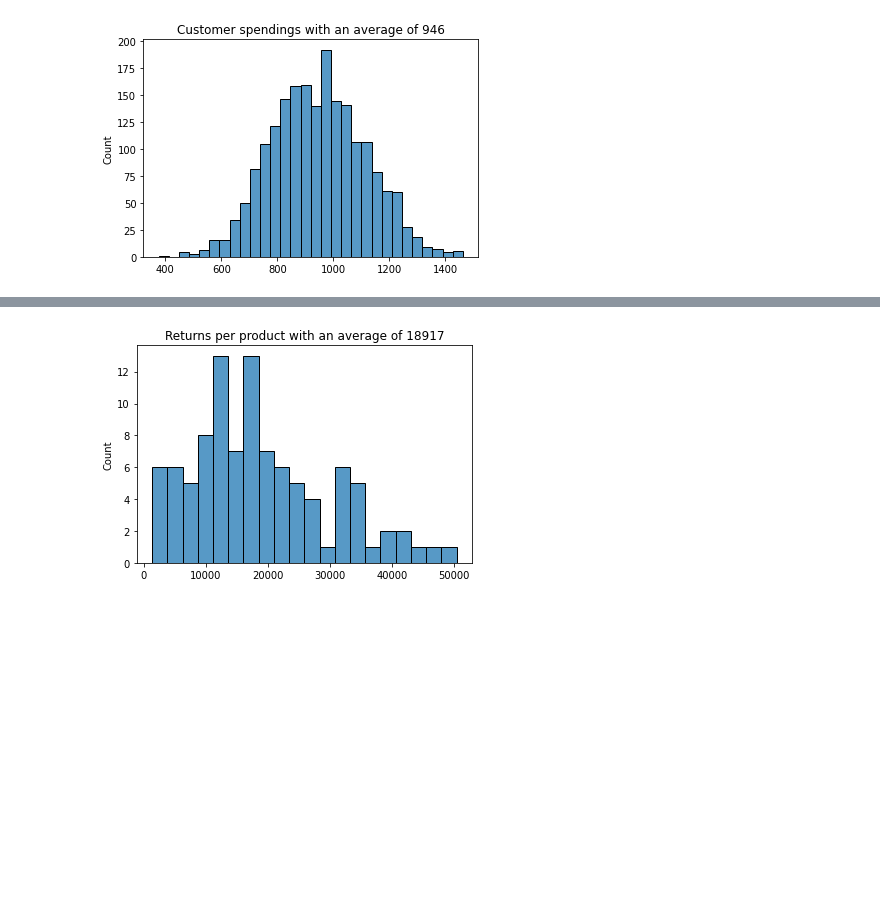
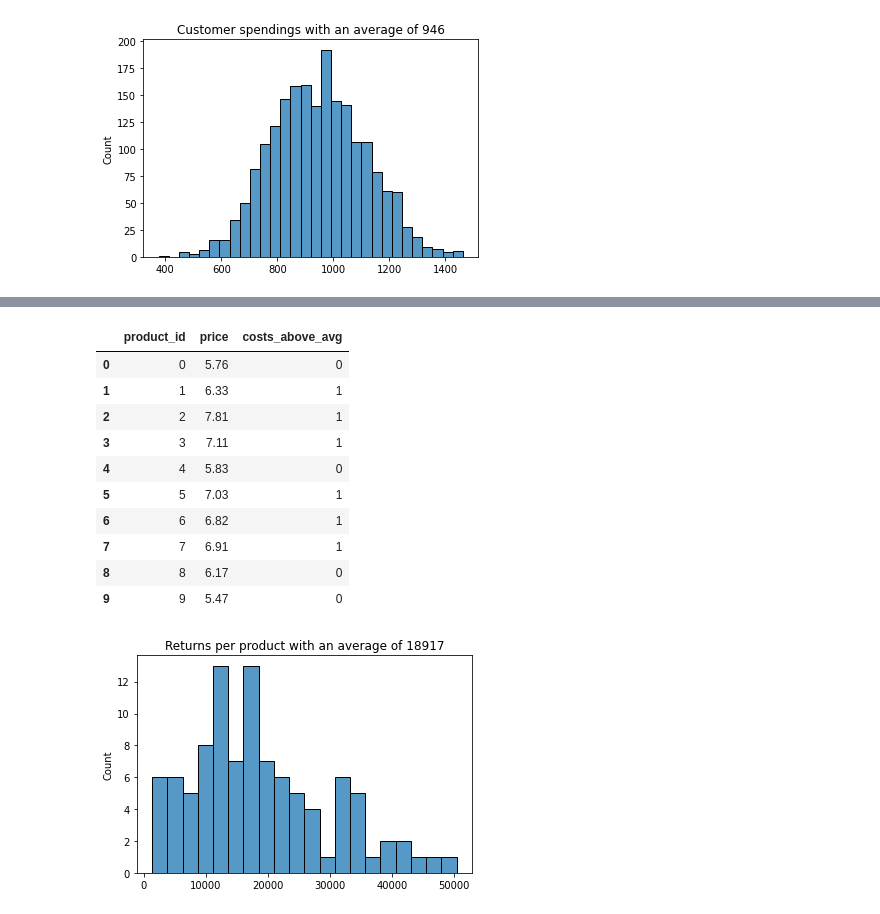
Before and after one commit to sekR4/classification-challenge, a Jupyter notebook: src/eda_and_fe.ipynb, the cells around one changed output, grey strips where cells are left out. Drawn from its saved outputs; the diff is of its cells as text; code cells hidden in the pictures; blank space fills up the shorter version.

```diff
--- a/src/eda_and_fe.ipynb
+++ b/src/eda_and_fe.ipynb
@@ -90,3 +116,19 @@ sns.histplot(customer_spend).set(
+# %%
+product_prices = df[["product_id","price"]].groupby(by="product_id", as_index=False)["price"].mean()
+product_prices["costs_above_avg"] = (product_prices.price > product_prices.price.mean()).astype(int)
+product_prices.head(10)
+# %% [output]
+|  | product_id | price | costs_above_avg |
+| 0 | 0 | 5.76 | 0 |
+| 1 | 1 | 6.33 | 1 |
+| 2 | 2 | 7.81 | 1 |
+| 3 | 3 | 7.11 | 1 |
+| 4 | 4 | 5.83 | 0 |
+| 5 | 5 | 7.03 | 1 |
+| 6 | 6 | 6.82 | 1 |
+| 7 | 7 | 6.91 | 1 |
+| 8 | 8 | 6.17 | 0 |
+| 9 | 9 | 5.47 | 0 |
 # %%
 # How much return per product within 49 weeks?
 returns_per_product = [df[df.product_id==i].price.sum() for i in df.product_id.unique()]
```
Also changed, not shown: parts of 5 cells of this notebook, 4 other files.
